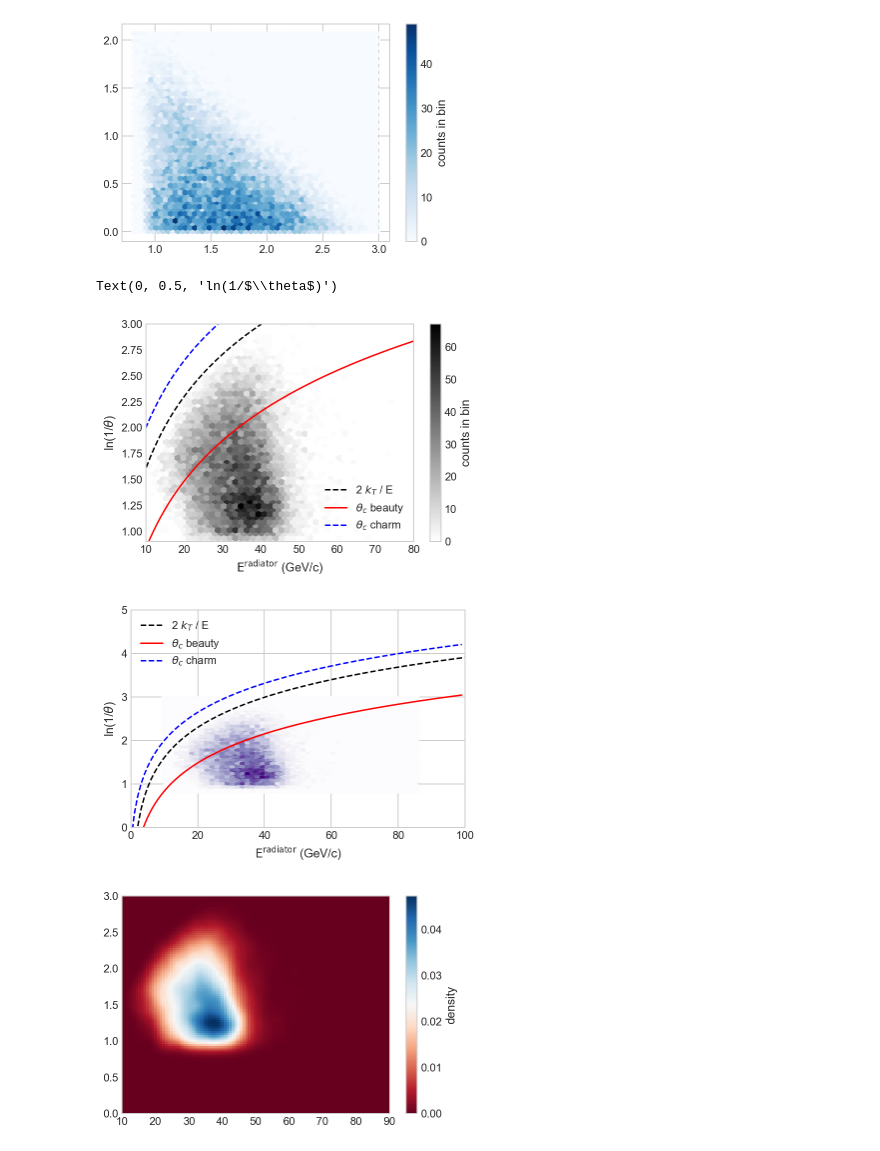
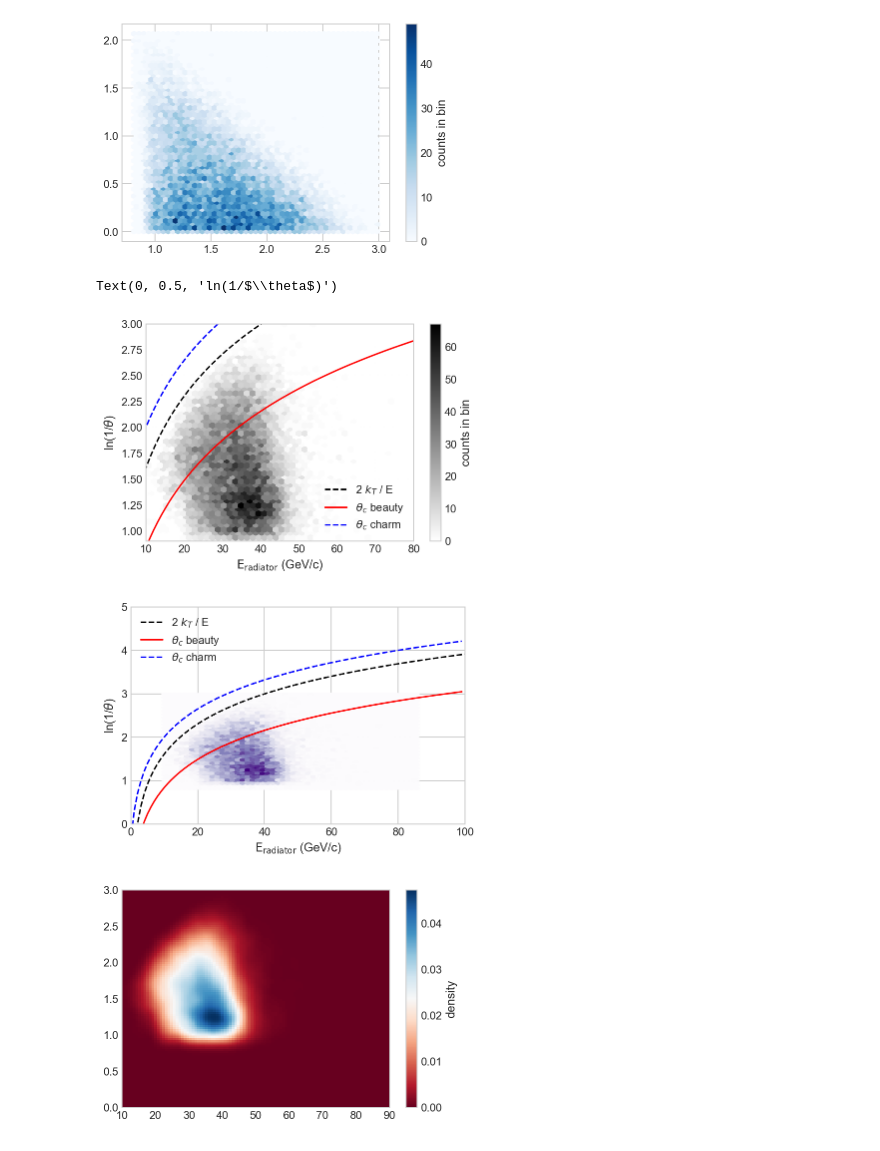
Before and after one commit to matplo/pyjetty, a Jupyter notebook: sandbox/test_aleph_lund.ipynb, the cells around one changed output. Drawn from its saved outputs; the diff is of its cells as text; code cells hidden in the pictures.

```diff
--- a/sandbox/test_aleph_lund.ipynb
+++ b/sandbox/test_aleph_lund.ipynb
@@ -172,27 +172,27 @@ cb.set_label('counts in bin')
 # %%
 plt.hexbin(e_20_ktcut, log_1oDelta_20_ktcut, gridsize=50, cmap='binary')
 er = np.linspace(1, 101., 100)
 ax = plt.plot(er, thetaC(er, 1.0), 'k--', thetaDC(er, 4.8), 'r', thetaDC(er, 1.5), 'b--')
 cb = plt.colorbar()
 cb.set_label('counts in bin')
 plt.axis([10, 80, 0.9, 3.0])
 plt.legend(ax[:3], [r'2 $k_{T}$ / E', r'$\theta_{c}$ beauty', r'$\theta_{c}$ charm'])
-plt.xlabel(r'$\mathrm{E}^\mathrm{radiator}$ (GeV/c)')
+plt.xlabel(r'$\mathrm{E}_\mathrm{radiator}$ (GeV/c)')
 plt.ylabel(r'ln(1/$\theta$)')
 # %% [output]
 Text(0, 0.5, 'ln(1/$\\theta$)')
-[figure, old version]
+[figure, new version]
 # %%
 er = np.linspace(1, 101., 100)
 ax = plt.plot(er, thetaC(er, 1.0), 'k--', thetaDC(er, 4.8), 'r', thetaDC(er, 1.5), 'b--')
 plt.hexbin(e_20_ktcut, log_1oDelta_20_ktcut, gridsize=50, cmap='Purples')
 plt.grid(True)
-plt.xlabel(r'$\mathrm{E}^\mathrm{radiator}$ (GeV/c)')
+plt.xlabel(r'$\mathrm{E}_\mathrm{radiator}$ (GeV/c)')
 plt.ylabel(r'ln(1/$\theta$)')
 plt.axis([0, 100, 0, 5.0])
 plt.legend(ax[:3], [r'2 $k_{T}$ / E', r'$\theta_{c}$ beauty', r'$\theta_{c}$ charm']);
 # %% [output]
-[figure, old version]
+[figure, new version]
 # %%
 from scipy.stats import gaussian_kde
 # fit an array of size [Ndim, Nsamples]
```
Also changed, not shown: parts of 7 cells of this notebook, 3 other files.
